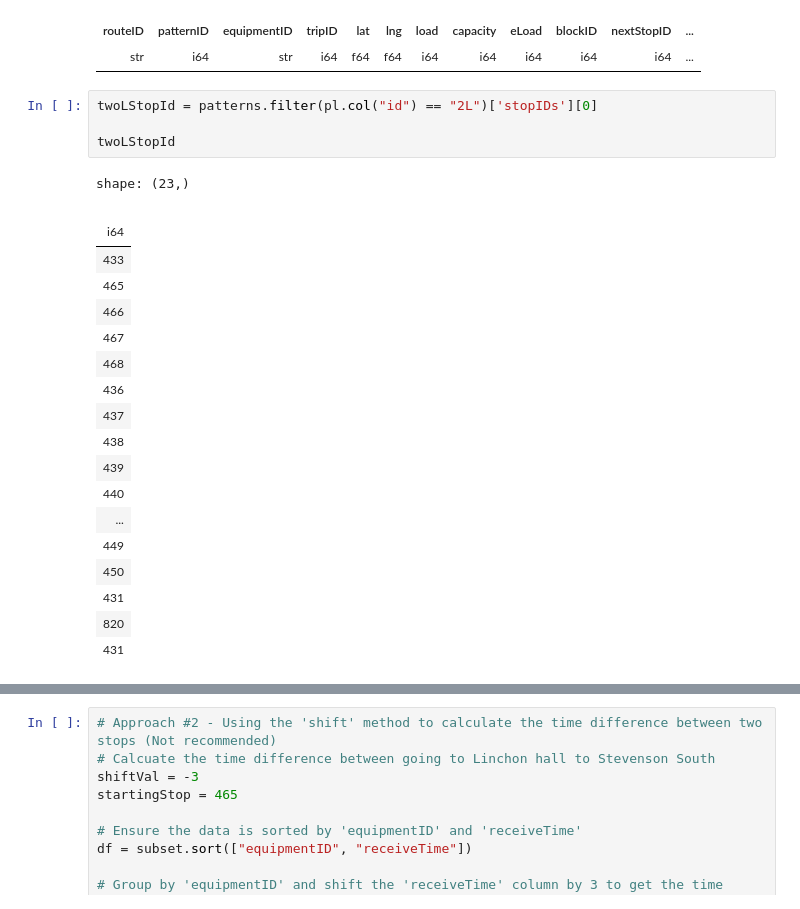
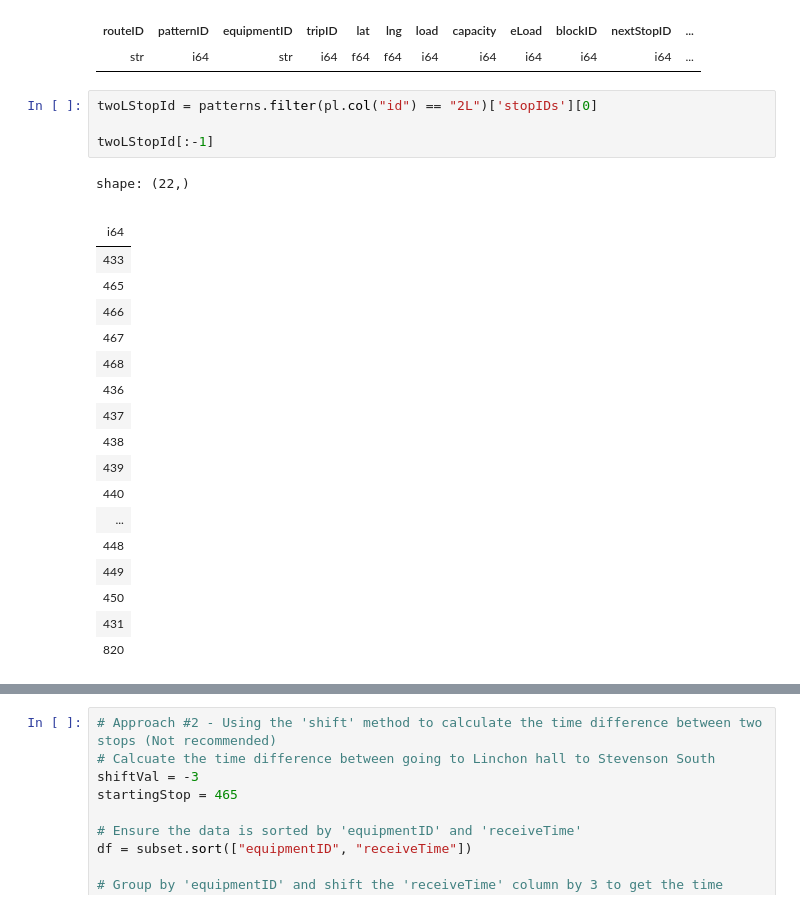
Before and after one commit to shaivilp/Research-Rookies, a Jupyter notebook: data_visualization/predictions.ipynb, the cells around one changed output, grey strips where cells are left out. Saved outputs shown, nothing was run; the diff lists cells and outputs as text.

```diff
--- a/data_visualization/predictions.ipynb
+++ b/data_visualization/predictions.ipynb
@@ -363,24 +363,24 @@ shape: (0, 70)
 # %%
 twoLStopId = patterns.filter(pl.col("id") == "2L")['stopIDs'][0]
 
-twoLStopId
+twoLStopId[:-1]
 # %% [output]
-shape: (23,)
+shape: (22,)
 |  |
 | i64 |
 | 433 |
 | 465 |
 | 466 |
 | 467 |
 | 468 |
 | 436 |
 | 437 |
 | 438 |
 | 439 |
 | 440 |
 | ... |
+| 448 |
 | 449 |
 | 450 |
 | 431 |
 | 820 |
-| 431 |
```
Also changed, not shown: parts of 5 cells of this notebook.
